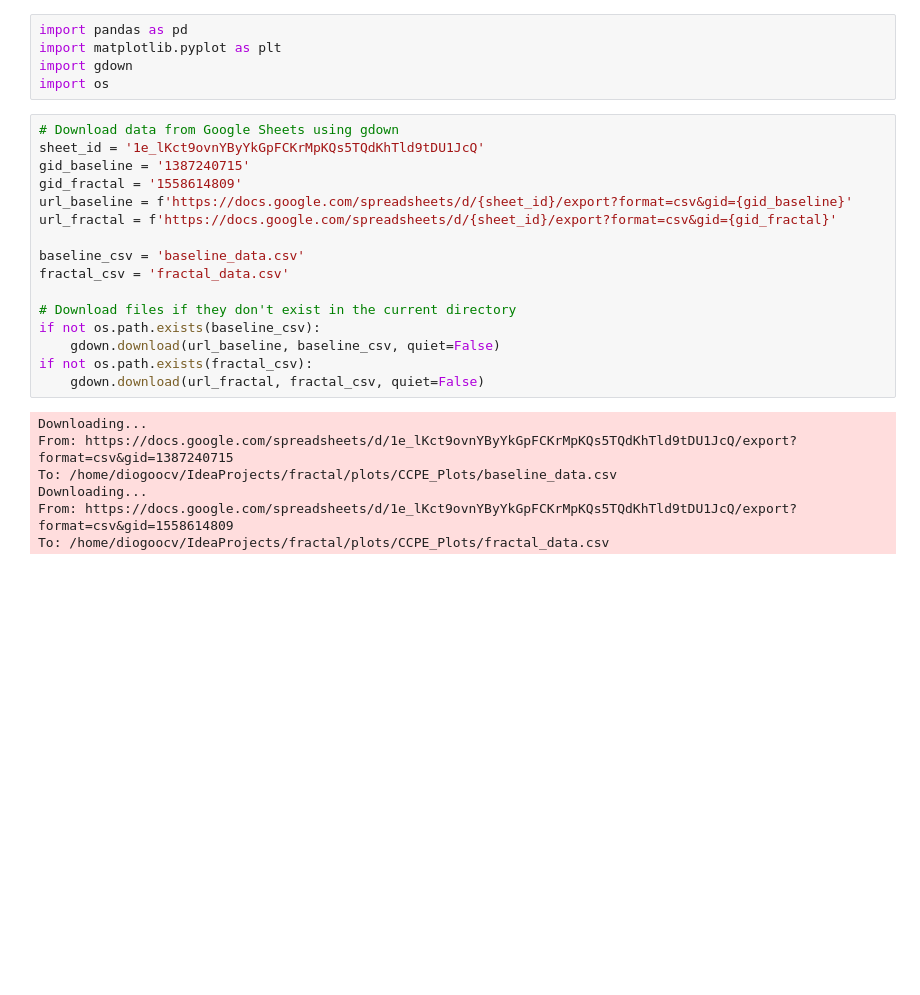
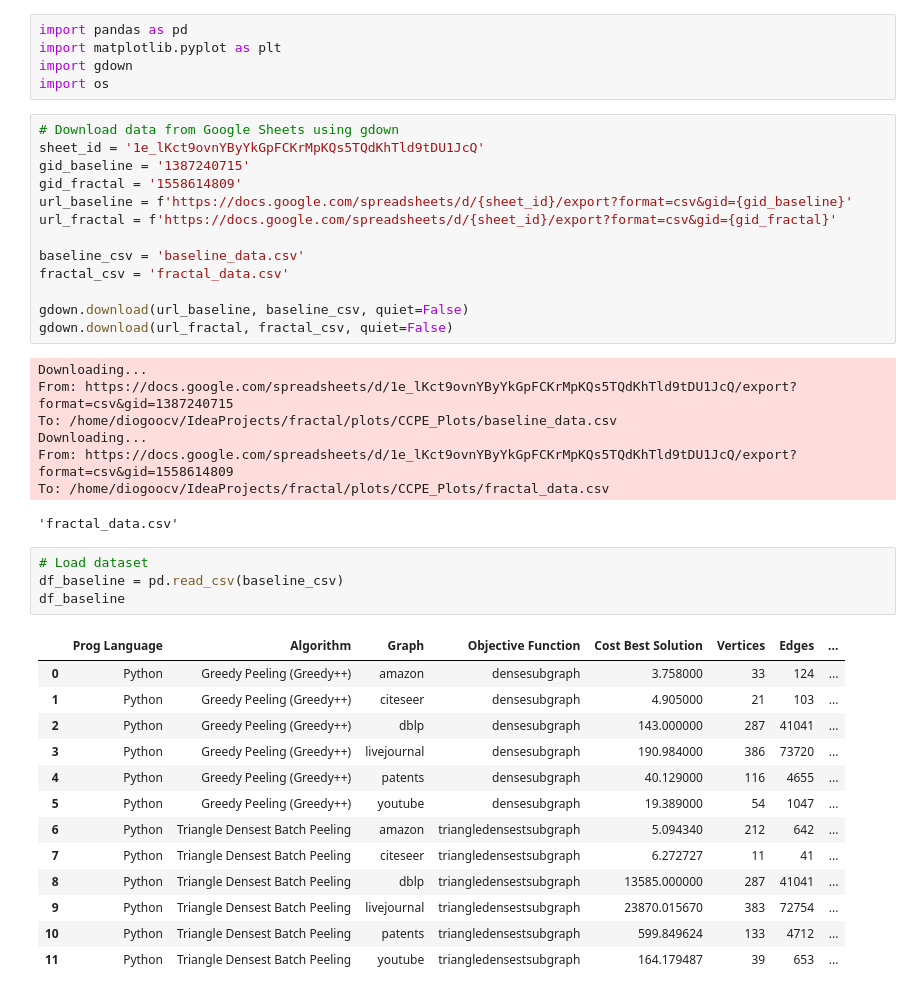
Before and after one commit to dcc-ufla-graph-mining/fractal, a Jupyter notebook: plots/CCPE_Plots/quality_runtime_pareto_plot.ipynb, the cells around one changed output. Saved outputs shown, nothing was run; the diff lists cells and outputs as text; blank space fills up the shorter version.

```diff
--- a/plots/CCPE_Plots/quality_runtime_pareto_plot.ipynb
+++ b/plots/CCPE_Plots/quality_runtime_pareto_plot.ipynb
@@ -16,11 +16,8 @@ url_fractal = f'https://docs.google.com/spreadsheets/d/{sheet_id}/export?format=
 baseline_csv = 'baseline_data.csv'
 fractal_csv = 'fractal_data.csv'
 
-# Download files if they don't exist in the current directory
-if not os.path.exists(baseline_csv):
-    gdown.download(url_baseline, baseline_csv, quiet=False)
-if not os.path.exists(fractal_csv):
-    gdown.download(url_fractal, fractal_csv, quiet=False)
+gdown.download(url_baseline, baseline_csv, quiet=False)
+gdown.download(url_fractal, fractal_csv, quiet=False)
 # %% [output]
 Downloading...
 From: https://docs.google.com/spreadsheets/d/1e_lKct9ovnYByYkGpFCKrMpKQs5TQdKhTld9tDU1JcQ/export?format=csv&gid=1387240715
@@ -28,3 +25,22 @@ To: /home/diogoocv/IdeaProjects/fractal/plots/CCPE_Plots/baseline_data.csv
 Downloading...
 From: https://docs.google.com/spreadsheets/d/1e_lKct9ovnYByYkGpFCKrMpKQs5TQdKhTld9tDU1JcQ/export?format=csv&gid=1558614809
 To: /home/diogoocv/IdeaProjects/fractal/plots/CCPE_Plots/fractal_data.csv
+'fractal_data.csv'
+# %%
+# Load dataset
+df_baseline = pd.read_csv(baseline_csv)
+df_baseline
+# %% [output]
+|  | Prog Language | Algorithm | Graph | Objective Function | Cost Best Solution | Vertices | Edges | ... |
+| 0 | Python | Greedy Peeling (Greedy++) | amazon | densesubgraph | 3.758000 | 33 | 124 | ... |
+| 1 | Python | Greedy Peeling (Greedy++) | citeseer | densesubgraph | 4.905000 | 21 | 103 | ... |
+| 2 | Python | Greedy Peeling (Greedy++) | dblp | densesubgraph | 143.000000 | 287 | 41041 | ... |
+| 3 | Python | Greedy Peeling (Greedy++) | livejournal | densesubgraph | 190.984000 | 386 | 73720 | ... |
+| 4 | Python | Greedy Peeling (Greedy++) | patents | densesubgraph | 40.129000 | 116 | 4655 | ... |
+| 5 | Python | Greedy Peeling (Greedy++) | youtube | densesubgraph | 19.389000 | 54 | 1047 | ... |
+| 6 | Python | Triangle Densest Batch Peeling | amazon | triangledensestsubgraph | 5.094340 | 212 | 642 | ... |
+| 7 | Python | Triangle Densest Batch Peeling | citeseer | triangledensestsubgraph | 6.272727 | 11 | 41 | ... |
+| 8 | Python | Triangle Densest Batch Peeling | dblp | triangledensestsubgraph | 13585.000000 | 287 | 41041 | ... |
+| 9 | Python | Triangle Densest Batch Peeling | livejournal | triangledensestsubgraph | 23870.015670 | 383 | 72754 | ... |
+| 10 | Python | Triangle Densest Batch Peeling | patents | triangledensestsubgraph | 599.849624 | 133 | 4712 | ... |
+| 11 | Python | Triangle Densest Batch Peeling | youtube | triangledensestsubgraph | 164.179487 | 39 | 653 | ... |
```
Also changed, not shown: parts of 5 cells of this notebook, 41 other files.
